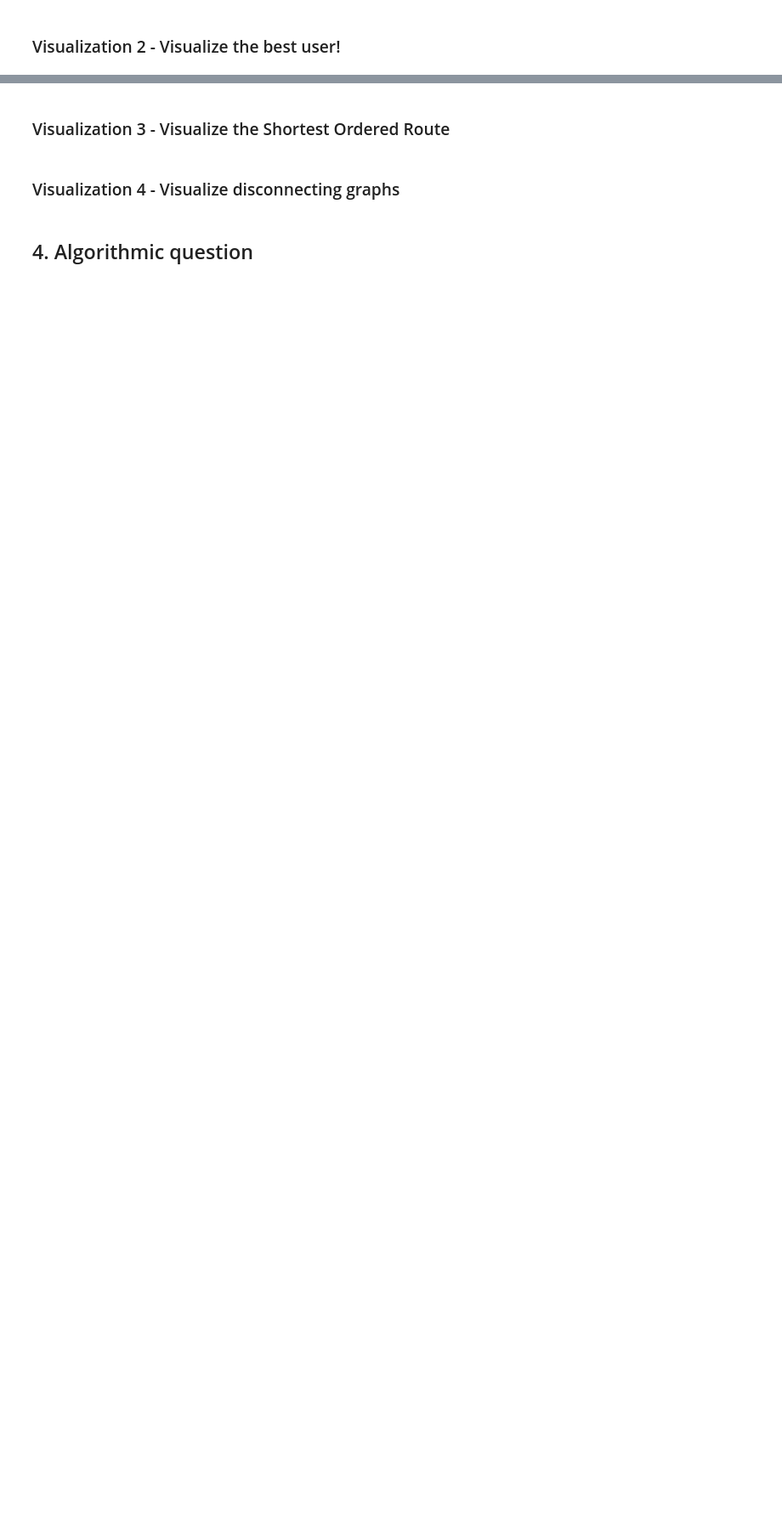
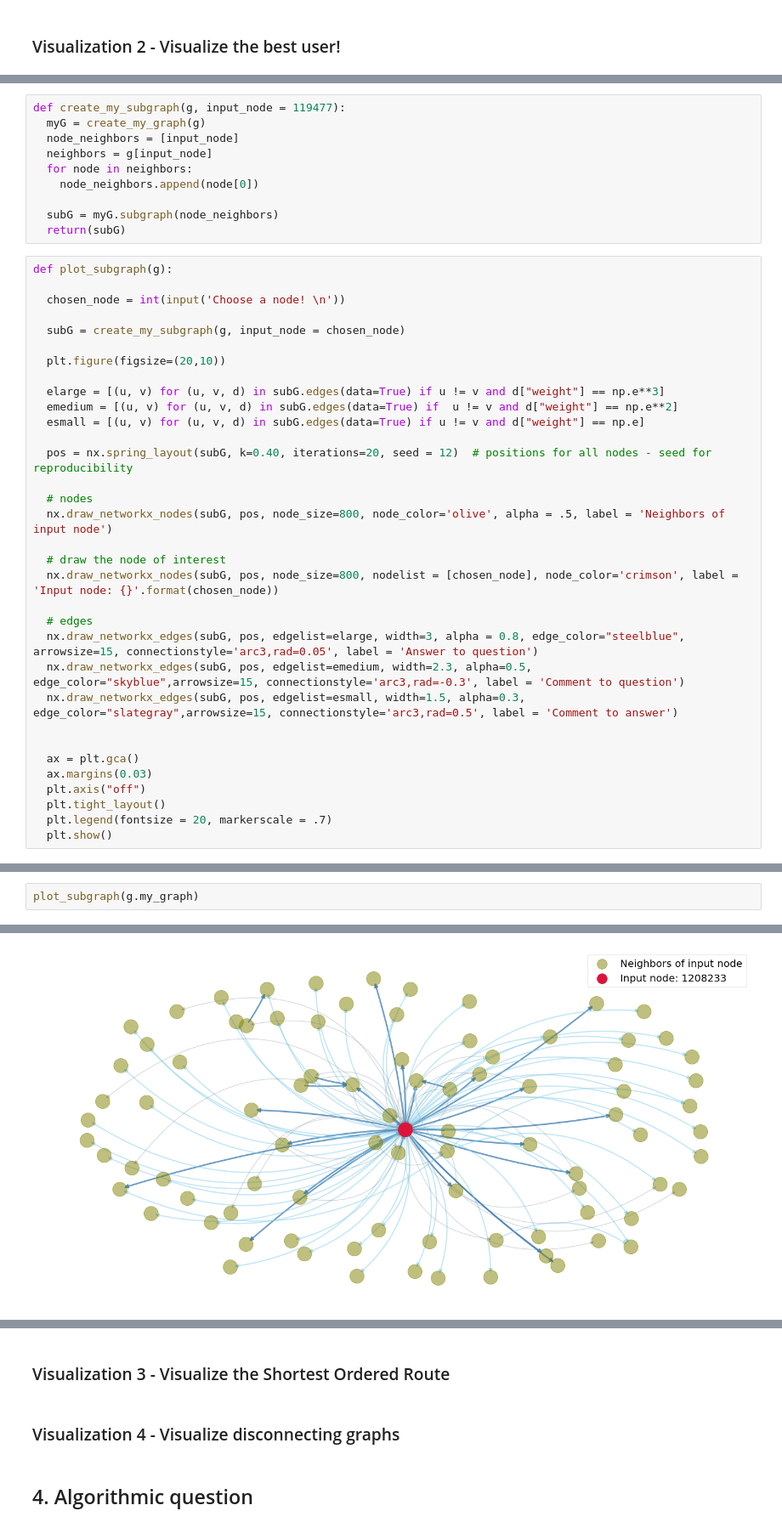
Before and after one commit to Parsa33033/ADM-HW5, a Jupyter notebook: main_checkpoint.ipynb, the cells around one changed output, grey strips where cells are left out. Shown: that part at 85% size. Drawn from its saved outputs; the diff is of its cells as text; blank space fills up the shorter version.

```diff
--- a/main_checkpoint.ipynb
+++ b/main_checkpoint.ipynb
@@ -411,0 +408,43 @@ pl.show()
+# %%
+def create_my_subgraph(g, input_node = 119477):
+  myG = create_my_graph(g)
+  node_neighbors = [input_node]
+  neighbors = g[input_node]
+  for node in neighbors:
+    node_neighbors.append(node[0])
+
+  subG = myG.subgraph(node_neighbors)
+  return(subG)
+# %%
+def plot_subgraph(g):
+
+  chosen_node = int(input('Choose a node! \n'))
+
+  subG = create_my_subgraph(g, input_node = chosen_node)
+
+  plt.figure(figsize=(20,10))
+
+  elarge = [(u, v) for (u, v, d) in subG.edges(data=True) if u != v and d["weight"] == np.e**3]
+  emedium = [(u, v) for (u, v, d) in subG.edges(data=True) if  u != v and d["weight"] == np.e**2]
+  esmall = [(u, v) for (u, v, d) in subG.edges(data=True) if u != v and d["weight"] == np.e]
+
+  pos = nx.spring_layout(subG, k=0.40, iterations=20, seed = 12)  # positions for all nodes - seed for reproducibility
+
+  # nodes
+  nx.draw_networkx_nodes(subG, pos, node_size=800, node_color='olive', alpha = .5, label = 'Neighbors of input node')
+
+  # draw the node of interest
+  nx.draw_networkx_nodes(subG, pos, node_size=800, nodelist = [chosen_node], node_color='crimson', label = 'Input node: {}'.format(chosen_node))
+
+  # edges
+  nx.draw_networkx_edges(subG, pos, edgelist=elarge, width=3, alpha = 0.8, edge_color="steelblue", arrowsize=15, connectionstyle='arc3,rad=0.05', label = 'Answer to question')
+  nx.draw_networkx_edges(subG, pos, edgelist=emedium, width=2.3, alpha=0.5, edge_color="skyblue",arrowsize=15, connectionstyle='arc3,rad=-0.3', label = 'Comment to question')
+  nx.draw_networkx_edges(subG, pos, edgelist=esmall, width=1.5, alpha=0.3, edge_color="slategray",arrowsize=15, connectionstyle='arc3,rad=0.5', label = 'Comment to answer')
+
+
+  ax = plt.gca()
+  ax.margins(0.03)
+  plt.axis("off")
+  plt.tight_layout()
+  plt.legend(fontsize = 20, markerscale = .7)
+  plt.show()
@@ -411,0 +461,3 @@ pl.show()
+# %%
+plot_subgraph(g.my_graph)
+# %% [output]
@@ -411,0 +466 @@ pl.show()
+[figure, added]
```
Also changed, not shown: parts of 13 cells of this notebook.
